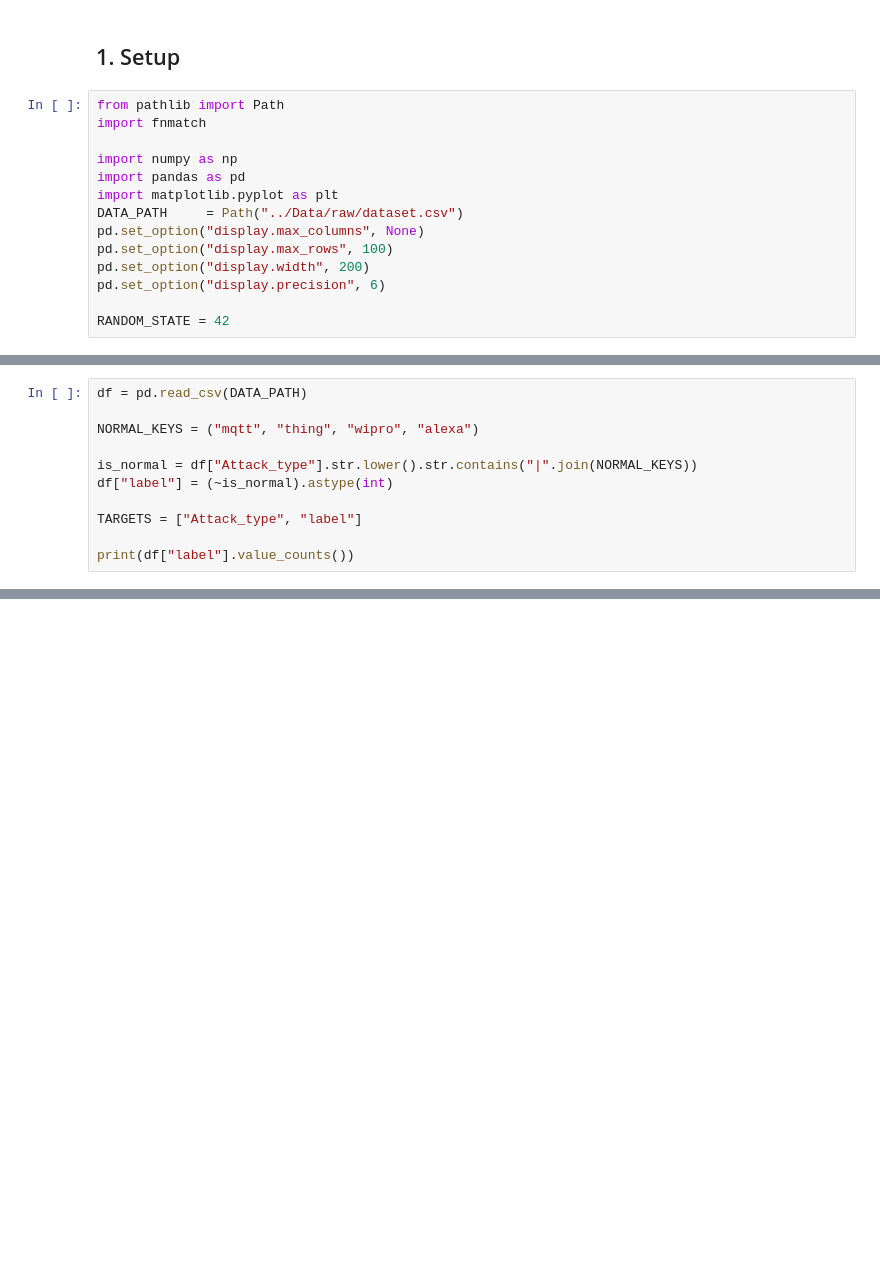
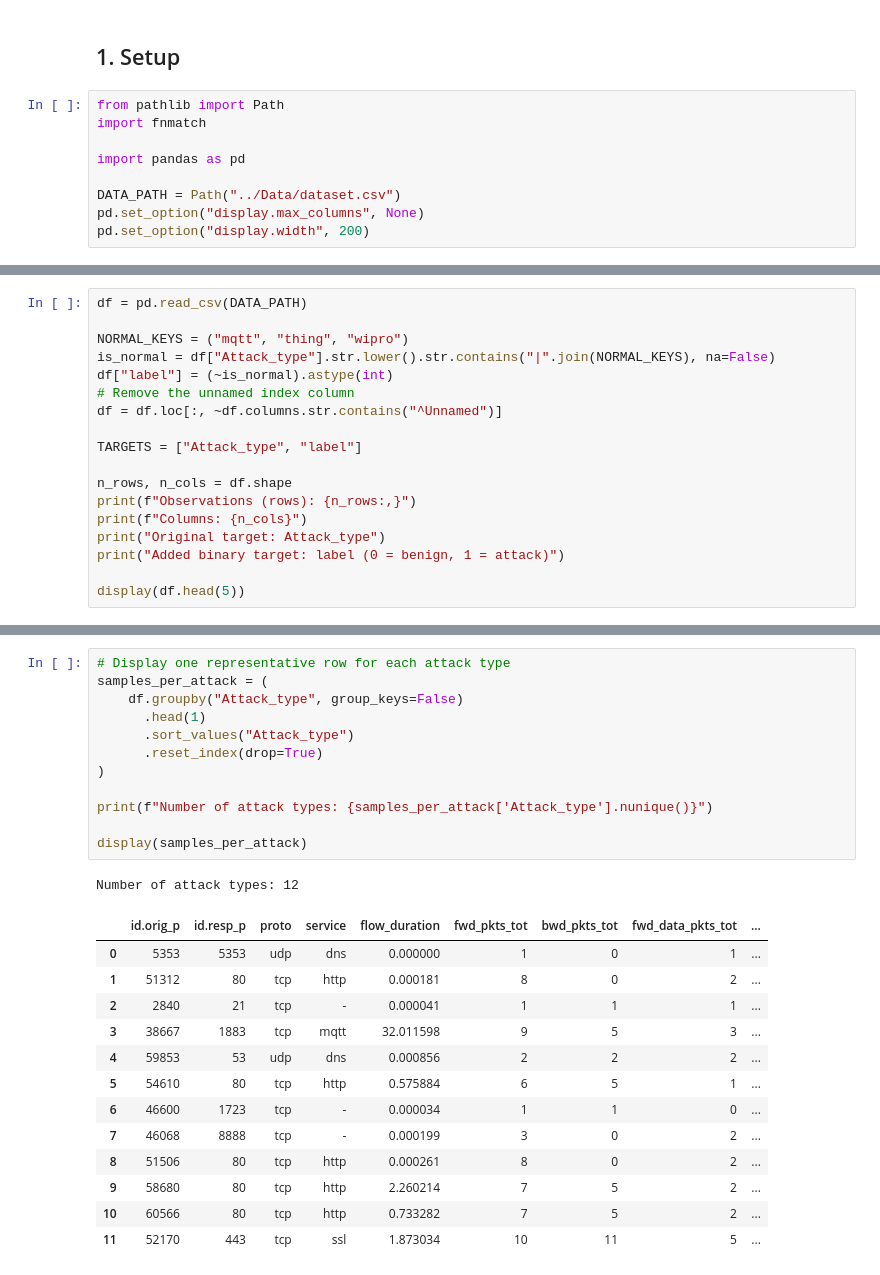
Before and after one commit to moeC4070/Machine_learning_project, a Jupyter notebook: Notebooks/BenAbderrazak_Hasnaoui_Smaili_Zammouri_L1_Notebook.ipynb, the cells around one changed output, grey strips where cells are left out. Cells and saved outputs as stored; diff of their text form; blank space fills up the shorter version.

```diff
--- a/Notebooks/BenAbderrazak_Hasnaoui_Smaili_Zammouri_L1_Notebook.ipynb
+++ b/Notebooks/BenAbderrazak_Hasnaoui_Smaili_Zammouri_L1_Notebook.ipynb
@@ -26,16 +26,11 @@
 from pathlib import Path
 import fnmatch
 
-import numpy as np
 import pandas as pd
-import matplotlib.pyplot as plt
-DATA_PATH     = Path("../Data/raw/dataset.csv")
+
+DATA_PATH = Path("../Data/dataset.csv")
 pd.set_option("display.max_columns", None)
-pd.set_option("display.max_rows", 100)
 pd.set_option("display.width", 200)
-pd.set_option("display.precision", 6)
-
-RANDOM_STATE = 42
 # %%
 # Download raw dataset
 #======EXECUTE THIS CELL ONLY ONCE======
@@ -64,12 +59,19 @@ The notebook looks for the file `data/raw/dataset.csv` **next to the notebook**
 # %%
 df = pd.read_csv(DATA_PATH)
 
-NORMAL_KEYS = ("mqtt", "thing", "wipro", "alexa")
-
-is_normal = df["Attack_type"].str.lower().str.contains("|".join(NORMAL_KEYS))
+NORMAL_KEYS = ("mqtt", "thing", "wipro")
+is_normal = df["Attack_type"].str.lower().str.contains("|".join(NORMAL_KEYS), na=False)
 df["label"] = (~is_normal).astype(int)
+# Remove the unnamed index column
+df = df.loc[:, ~df.columns.str.contains("^Unnamed")]
 
 TARGETS = ["Attack_type", "label"]
 
-print(df["label"].value_counts())
+n_rows, n_cols = df.shape
+print(f"Observations (rows): {n_rows:,}")
+print(f"Columns: {n_cols}")
+print("Original target: Attack_type")
+print("Added binary target: label (0 = benign, 1 = attack)")
+
+display(df.head(5))
 # %% [output]
@@ -489,0 +90,27 @@ plt.show()
+# %%
+# Display one representative row for each attack type
+samples_per_attack = (
+    df.groupby("Attack_type", group_keys=False)
+      .head(1)
+      .sort_values("Attack_type")
+      .reset_index(drop=True)
+)
+
+print(f"Number of attack types: {samples_per_attack['Attack_type'].nunique()}")
+
+display(samples_per_attack)
+# %% [output]
+Number of attack types: 12
+|  | id.orig_p | id.resp_p | proto | service | flow_duration | fwd_pkts_tot | bwd_pkts_tot | fwd_data_pkts_tot | ... |
+| 0 | 5353 | 5353 | udp | dns | 0.000000 | 1 | 0 | 1 | ... |
+| 1 | 51312 | 80 | tcp | http | 0.000181 | 8 | 0 | 2 | ... |
+| 2 | 2840 | 21 | tcp | - | 0.000041 | 1 | 1 | 1 | ... |
+| 3 | 38667 | 1883 | tcp | mqtt | 32.011598 | 9 | 5 | 3 | ... |
+| 4 | 59853 | 53 | udp | dns | 0.000856 | 2 | 2 | 2 | ... |
+| 5 | 54610 | 80 | tcp | http | 0.575884 | 6 | 5 | 1 | ... |
+| 6 | 46600 | 1723 | tcp | - | 0.000034 | 1 | 1 | 0 | ... |
+| 7 | 46068 | 8888 | tcp | - | 0.000199 | 3 | 0 | 2 | ... |
+| 8 | 51506 | 80 | tcp | http | 0.000261 | 8 | 0 | 2 | ... |
+| 9 | 58680 | 80 | tcp | http | 2.260214 | 7 | 5 | 2 | ... |
+| 10 | 60566 | 80 | tcp | http | 0.733282 | 7 | 5 | 2 | ... |
+| 11 | 52170 | 443 | tcp | ssl | 1.873034 | 10 | 11 | 5 | ... |
```
Also changed, not shown: parts of 41 cells of this notebook, 7 other files.
